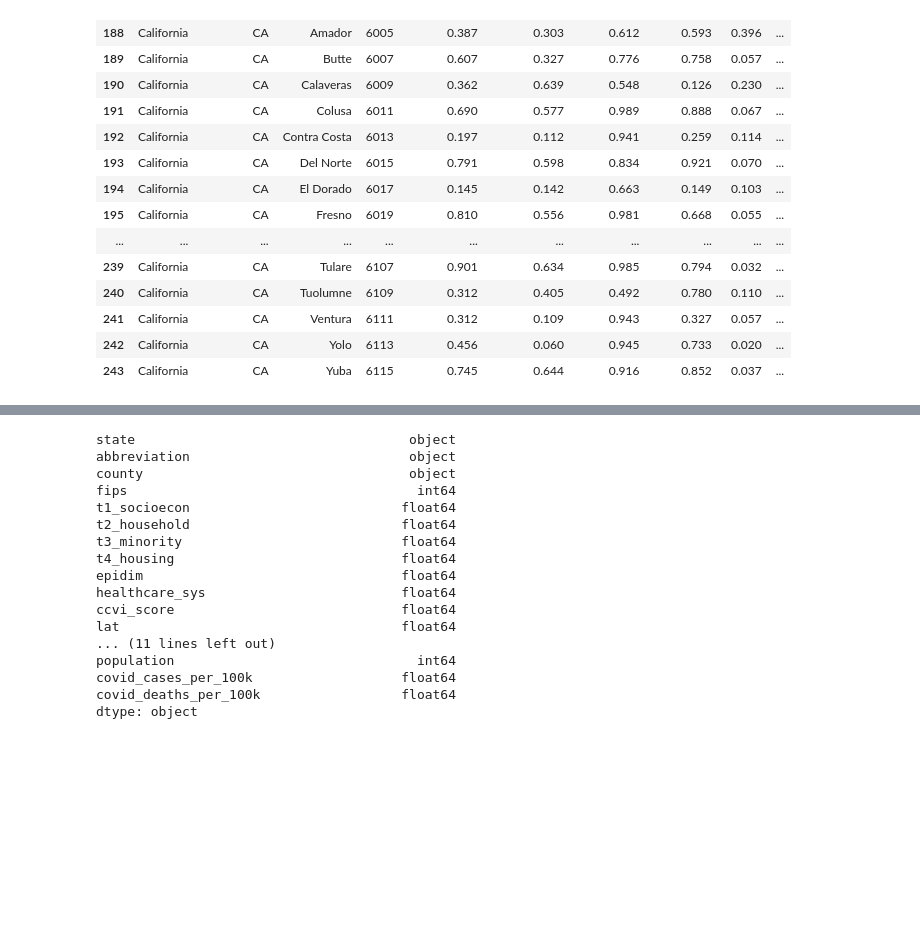
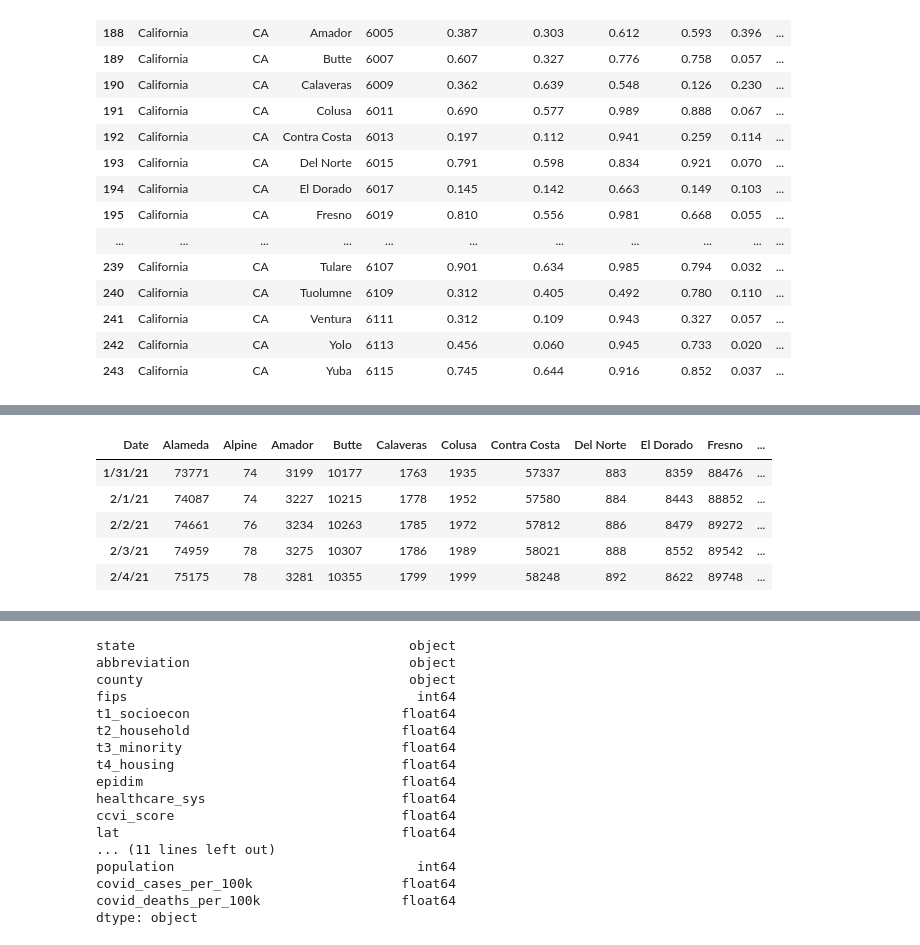
Before and after one commit to megano/vaccine, a Jupyter notebook: prioritization_analysis.ipynb, the cells around one changed output, grey strips where cells are left out. Saved outputs shown, nothing was run; the diff lists cells and outputs as text; code cells hidden in the pictures; blank space fills up the shorter version.

```diff
--- a/prioritization_analysis.ipynb
+++ b/prioritization_analysis.ipynb
@@ -510,0 +711,34 @@ covid_deaths_series = pd.Series(ca_df_raw.covid_deaths.values,ca_df_raw.county.v
+# %%
+# Create a TSA dataframe for total cases
+tsa_total_cases = pd.read_csv("https://raw.githubusercontent.com/CSSEGISandData/COVID-19/master/csse_covid_19_data/csse_covid_19_time_series/time_series_covid19_confirmed_US.csv")
+tsa_total_cases = tsa_total_cases.loc[df_covid_cc_US['Province_State'] == "California"]
+
+# Grab the columns that we want
+tsa_total_cases_clean = tsa_total_cases.iloc[:,10:-1]
+
+# Clean Combined_Key Column
+tsa_total_cases_clean['Combined_Key'] =  tsa_total_cases_clean['Combined_Key'].apply(lambda x: x.split(",")[0])
+
+# extract rows 'Out of CA', 'Unassigned'
+tsa_total_cases_clean.drop(tsa_total_cases_clean.loc[tsa_total_cases_clean['Combined_Key']=="Out of CA"].index, inplace=True)
+tsa_total_cases_clean.drop(tsa_total_cases_clean.loc[tsa_total_cases_clean['Combined_Key']=="Unassigned"].index, inplace=True)
+
+tsa_total_cases_clean.rename(columns={"Combined_Key":"Date"}, inplace = True)
+
+tsa_total_cases_clean = tsa_total_cases_clean.set_index("Date")
+tsa_total_cases_clean = tsa_total_cases_clean.transpose()
+
+# Change the index type to datetime
+#tsa_total_cases_clean.index = pd.to_datetime(tsa_total_cases_clean.index)
+
+# Add new date
+tsa_total_cases_clean["New Date"] = tsa_total_cases_clean.index
+
+tsa_total_cases_clean.tail()
+# %% [output]
+| Date | Alameda | Alpine | Amador | Butte | Calaveras | Colusa | Contra Costa | Del Norte | El Dorado | Fresno | ... |
+| 1/31/21 | 73771 | 74 | 3199 | 10177 | 1763 | 1935 | 57337 | 883 | 8359 | 88476 | ... |
+| 2/1/21 | 74087 | 74 | 3227 | 10215 | 1778 | 1952 | 57580 | 884 | 8443 | 88852 | ... |
+| 2/2/21 | 74661 | 76 | 3234 | 10263 | 1785 | 1972 | 57812 | 886 | 8479 | 89272 | ... |
+| 2/3/21 | 74959 | 78 | 3275 | 10307 | 1786 | 1989 | 58021 | 888 | 8552 | 89542 | ... |
+| 2/4/21 | 75175 | 78 | 3281 | 10355 | 1799 | 1999 | 58248 | 892 | 8622 | 89748 | ... |
```
Also changed, not shown: parts of 44 cells of this notebook.
